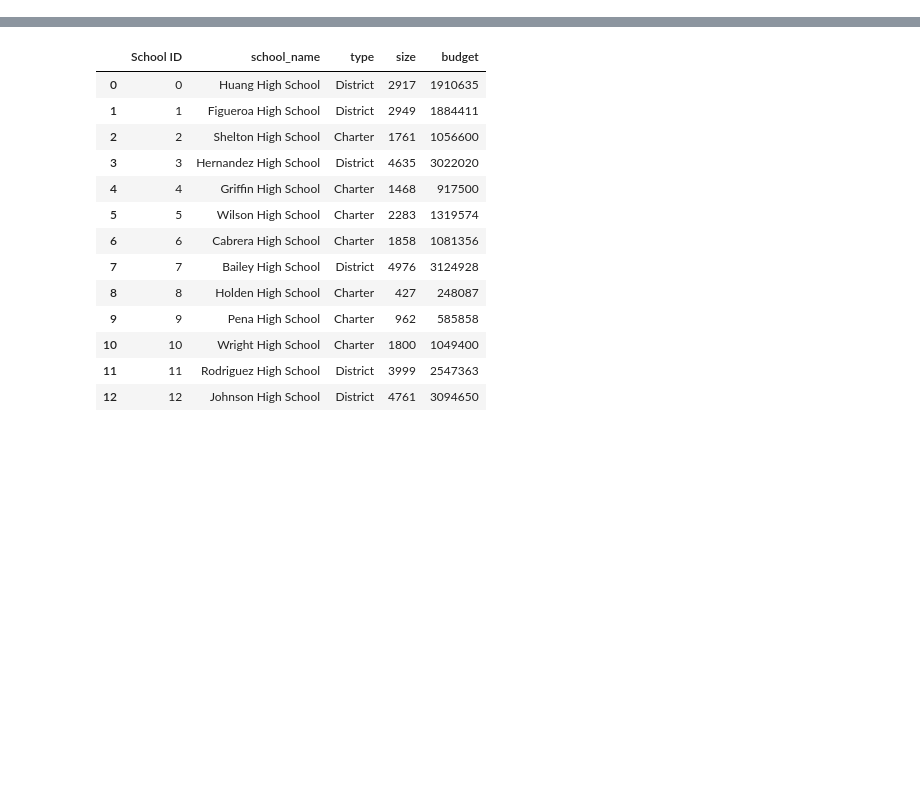
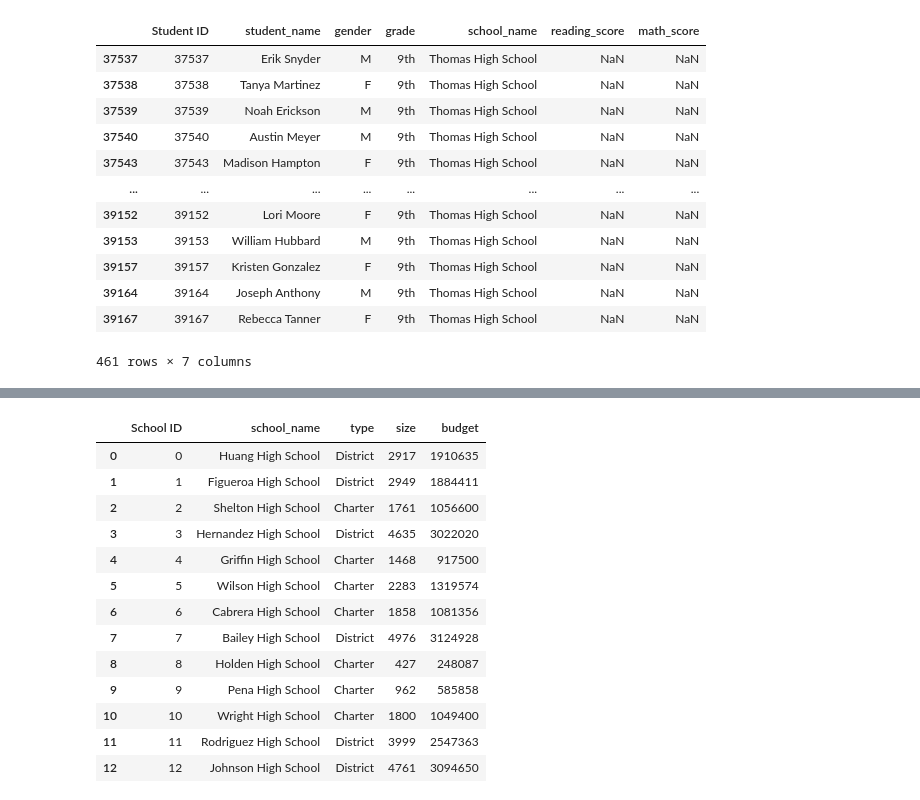
Before and after one commit to lawrencegoodwyn/Academic_Dishonesty_ISD, a Jupyter notebook: PyCitySchools_Challenge_testing.ipynb, the cells around one changed output, grey strips where cells are left out. Saved outputs shown, nothing was run; the diff lists cells and outputs as text; code cells hidden in the pictures; blank space fills up the shorter version.

Commit message:
step 10.

```diff
--- a/PyCitySchools.ipynb
+++ b/PyCitySchools_Challenge_testing.ipynb
@@ -0,0 +1,22 @@
+# %%
+# Dependencies and Setup
+import pandas as pd
+
+# File to Load (Remember to change the path if needed.)
+school_data_to_load = "Resources/schools_complete.csv"
+student_data_to_load = "Resources/students_complete.csv"
+
+# Read the School Data and Student Data and store into a Pandas DataFrame
+school_data_df = pd.read_csv(school_data_to_load)
+student_data_df = pd.read_csv(student_data_to_load)
+
+# Cleaning Student Names and Replacing Substrings in a Python String
+# Add each prefix and suffix to remove to a list.
+prefixes_suffixes = ["Dr. ", "Mr. ","Ms. ", "Mrs. ", "Miss ", " MD", " DDS", " DVM", " PhD"]
+
+# Iterate through the words in the "prefixes_suffixes" list and replace them with an empty space, "".
+for word in prefixes_suffixes:
+    student_data_df["student_name"] = student_data_df["student_name"].str.replace(word,"")
+
+# Check names.
+student_data_df.head(10)
@@ -0,0 +39,22 @@
+# %%
+student_data_df.loc[(student_data_df.school_name == 'Thomas High School') & (student_data_df.grade == '9th'), 'reading_score'] = np.nan
+# %%
+#  Step 3. Refactor the code in Step 2 to replace the math scores with NaN.
+student_data_df.loc[(student_data_df.school_name == 'Thomas High School') & (student_data_df.grade == '9th'), 'math_score'] = np.nan
+# %%
+# Step 2. Use the loc method on the student_data_df to select all the reading scores from the 9th grade at Thomas High School and replace them with NaN.
+student_data_df.loc[(student_data_df.school_name == 'Thomas High School') & (student_data_df.grade == '9th')]
+# %% [output]
+|  | Student ID | student_name | gender | grade | school_name | reading_score | math_score |
+| 37537 | 37537 | Erik Snyder | M | 9th | Thomas High School | NaN | NaN |
+| 37538 | 37538 | Tanya Martinez | F | 9th | Thomas High School | NaN | NaN |
+| 37539 | 37539 | Noah Erickson | M | 9th | Thomas High School | NaN | NaN |
+| 37540 | 37540 | Austin Meyer | M | 9th | Thomas High School | NaN | NaN |
+| 37543 | 37543 | Madison Hampton | F | 9th | Thomas High School | NaN | NaN |
+| ... | ... | ... | ... | ... | ... | ... | ... |
+| 39152 | 39152 | Lori Moore | F | 9th | Thomas High School | NaN | NaN |
+| 39153 | 39153 | William Hubbard | M | 9th | Thomas High School | NaN | NaN |
+| 39157 | 39157 | Kristen Gonzalez | F | 9th | Thomas High School | NaN | NaN |
+| 39164 | 39164 | Joseph Anthony | M | 9th | Thomas High School | NaN | NaN |
+| 39167 | 39167 | Rebecca Tanner | F | 9th | Thomas High School | NaN | NaN |
+461 rows × 7 columns
```
Also changed, not shown: parts of 3 cells of this notebook, 1 other file.
